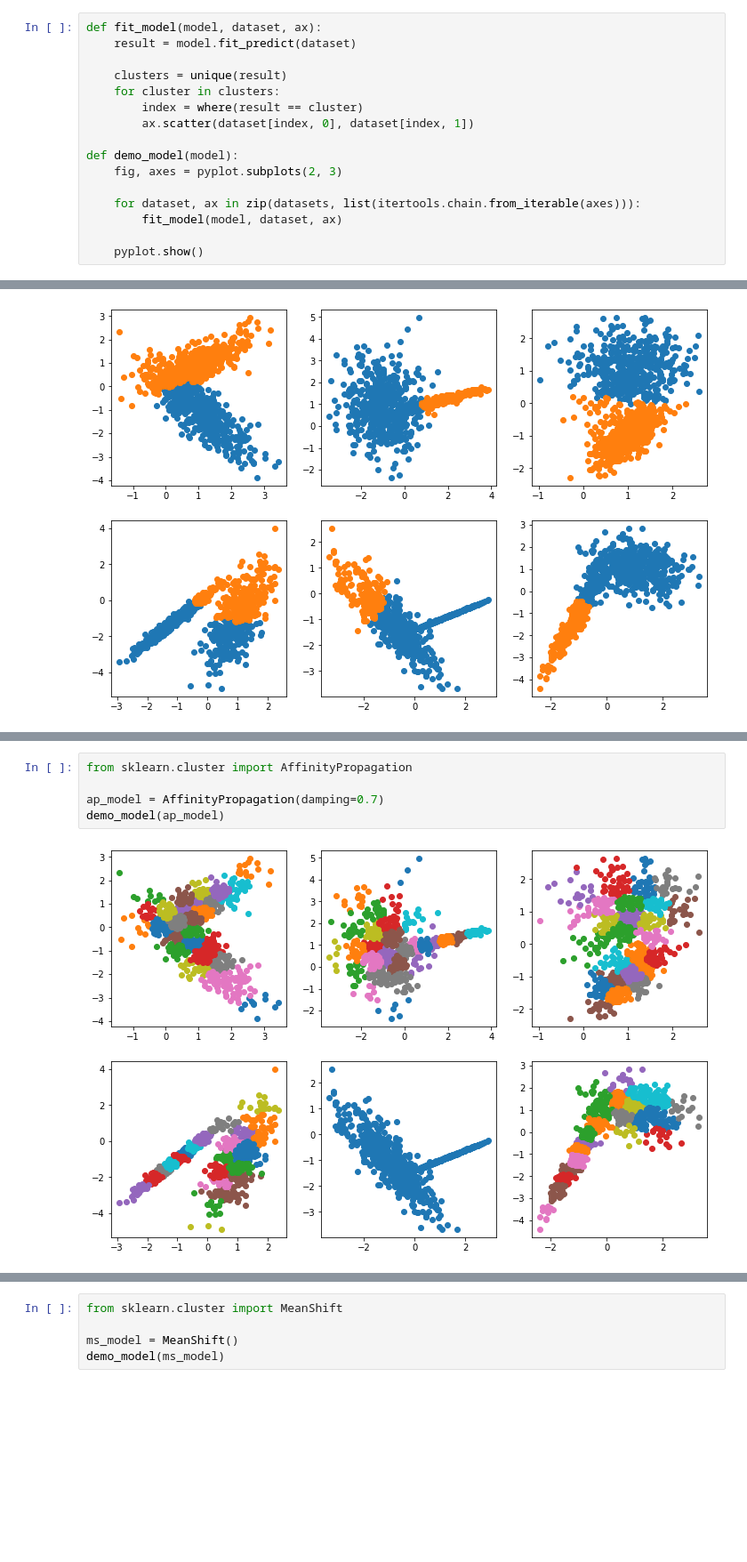
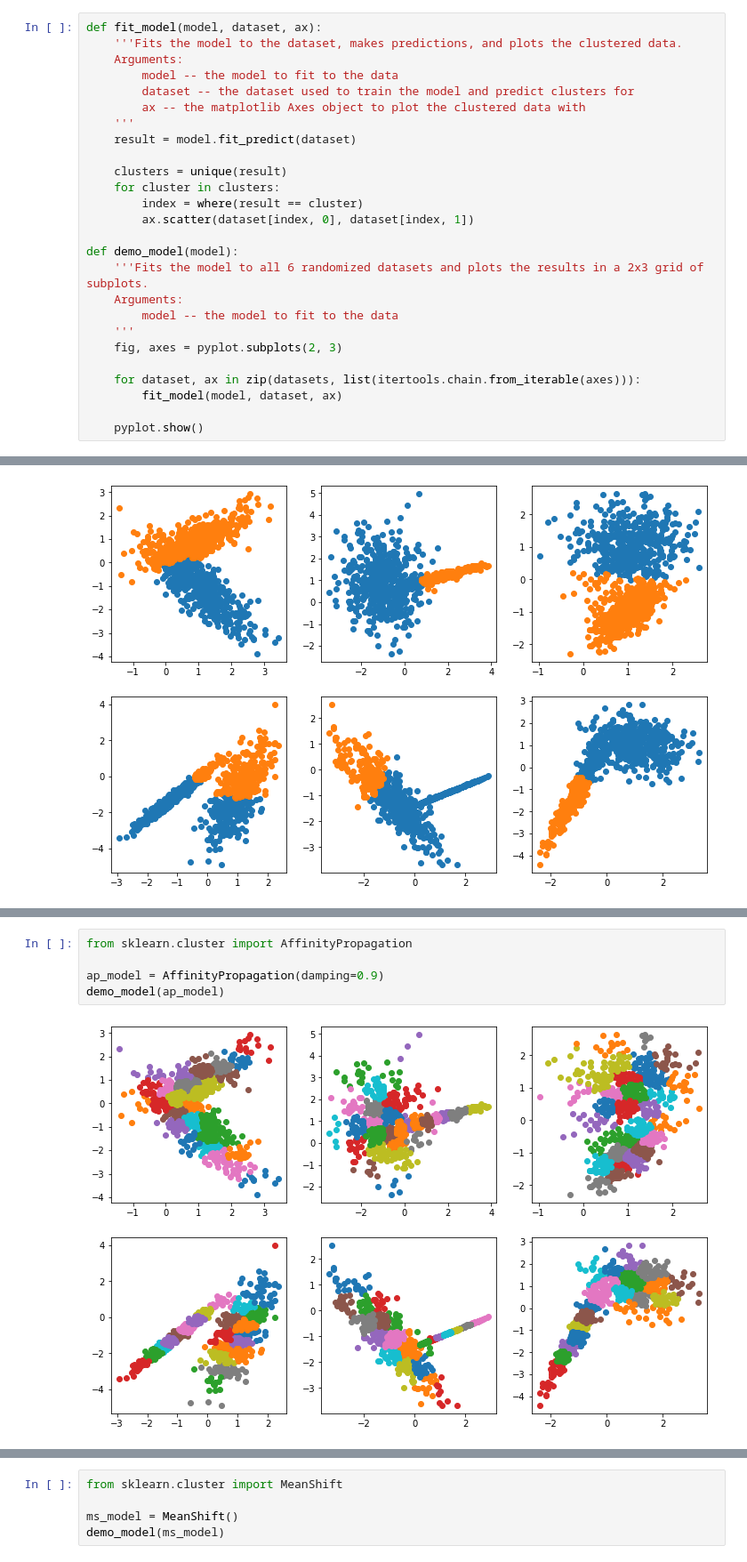
Before and after one commit to ncsu-ai/2022-spring-workshops, a Jupyter notebook: 02 - Cluster Analysis/ClusterAnalysis.ipynb, the cells around one changed output, grey strips where cells are left out. Shown: that part at 89% size. Cells and saved outputs as stored; diff of their text form; blank space fills up the shorter version.

```diff
--- a/02 - Cluster Analysis/ClusterAnalysis.ipynb
+++ b/02 - Cluster Analysis/ClusterAnalysis.ipynb
@@ -77,6 +109,12 @@ for i in range(1, 7):
 ##### Define Helper Functions
 # %%
 def fit_model(model, dataset, ax):
+    '''Fits the model to the dataset, makes predictions, and plots the clustered data.
+    Arguments:
+        model -- the model to fit to the data
+        dataset -- the dataset used to train the model and predict clusters for
+        ax -- the matplotlib Axes object to plot the clustered data with
+    '''
     result = model.fit_predict(dataset)
 
     clusters = unique(result)
@@ -85,6 +123,10 @@ def fit_model(model, dataset, ax):
         ax.scatter(dataset[index, 0], dataset[index, 1])
 
 def demo_model(model):
+    '''Fits the model to all 6 randomized datasets and plots the results in a 2x3 grid of subplots.
+    Arguments:
+        model -- the model to fit to the data
+    '''
     fig, axes = pyplot.subplots(2, 3)
 
     for dataset, ax in zip(datasets, list(itertools.chain.from_iterable(axes))):
@@ -144,7 +227,7 @@ demo_model(birch_model)
 # %%
 from sklearn.cluster import AffinityPropagation
 
-ap_model = AffinityPropagation(damping=0.7)
+ap_model = AffinityPropagation(damping=0.9)
 demo_model(ap_model)
 # %% [output]
-[figure, old version]
+[figure, new version]
```
Also changed, not shown: parts of 22 cells of this notebook, 2 other files.
